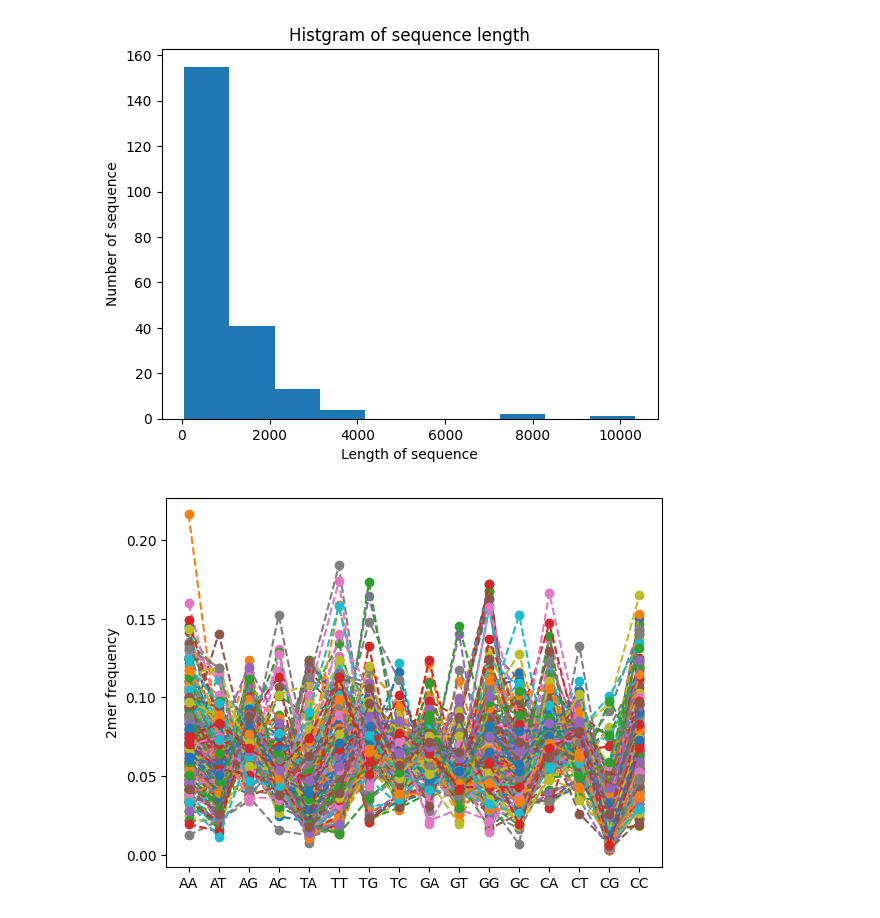
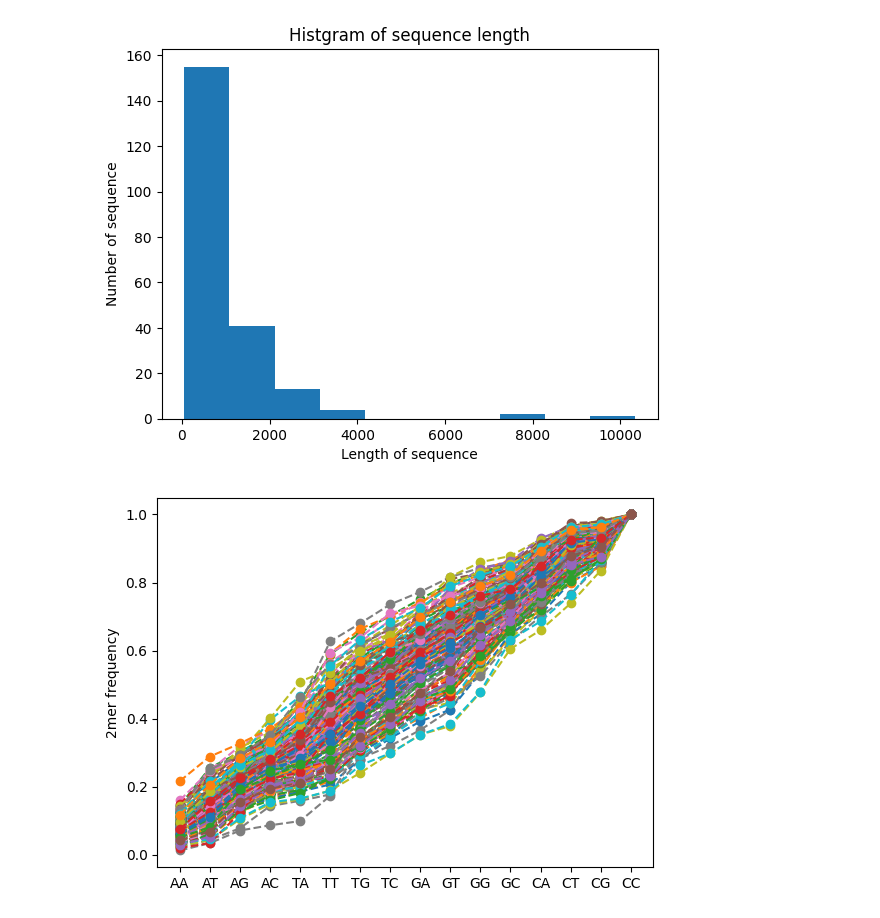
Before and after one commit to wwhlazio/Sequencing_analysis_assignment, a Jupyter notebook: Sequencing_analysis.ipynb, the cells around one changed output. Drawn from its saved outputs; the diff is of its cells as text; code cells hidden in the pictures.

```diff
--- a/Sequencing_analysis.ipynb
+++ b/Sequencing_analysis.ipynb
@@ -31,7 +31,12 @@ def cal_freq(input_count):              #Calculate the frequency of 2mers
         res[i] = res[i]/resSum
 
     return res
-
+def cal_ecdf(input_freq):   #Calculate cumulative distribution
+    res = []
+    res.append(input_freq[0])
+    for i in range(1,len(input_freq)):
+        res.append(input_freq[i]+res[i-1])
+    return res
 
 
 if __name__=="__main__":
@@ -105,9 +110,9 @@ plt.show()
 # %%
 #plot the frequence of 2mers for each sequence
 for i in range(len(seqLenAll)):
-        plt.plot(range(1,17),cal_freq(twoMerFreqAll[(16*i):16*(i+1)]),linestyle='dashed',marker="o")
+        plt.plot(range(1,17),cal_ecdf(cal_freq(twoMerFreqAll[(16*i):16*(i+1)])),linestyle='dashed',marker="o")
 plt.ylabel("2mer frequency")
 plt.xticks(range(1,17),twoMer)
 plt.show()
 # %% [output]
-[figure, old version]
+[figure, new version]
```
